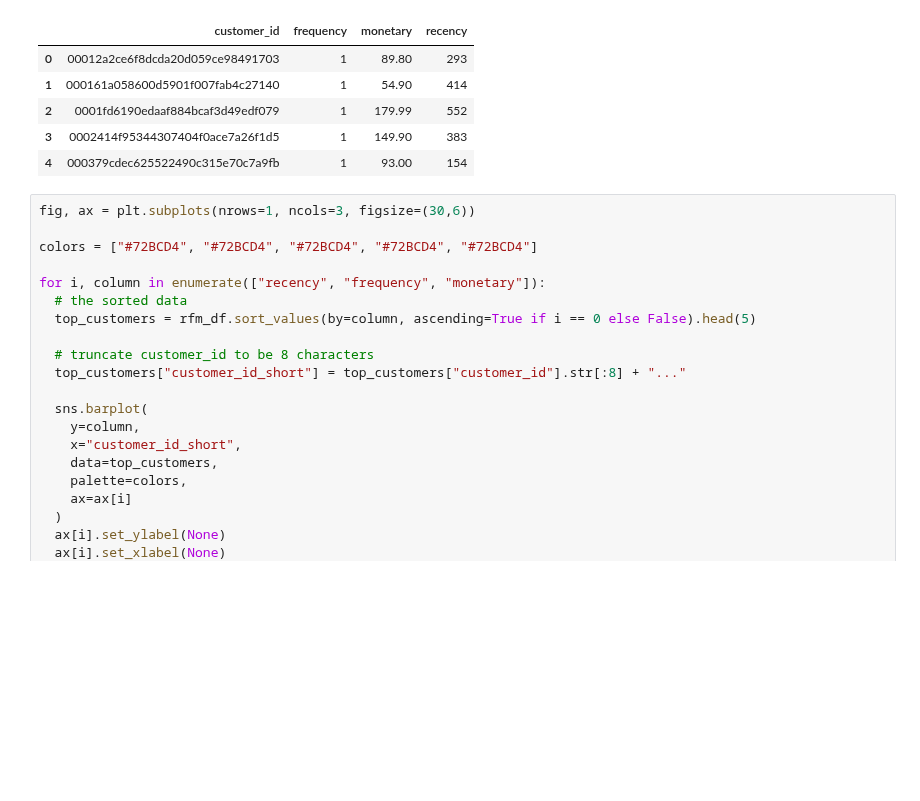
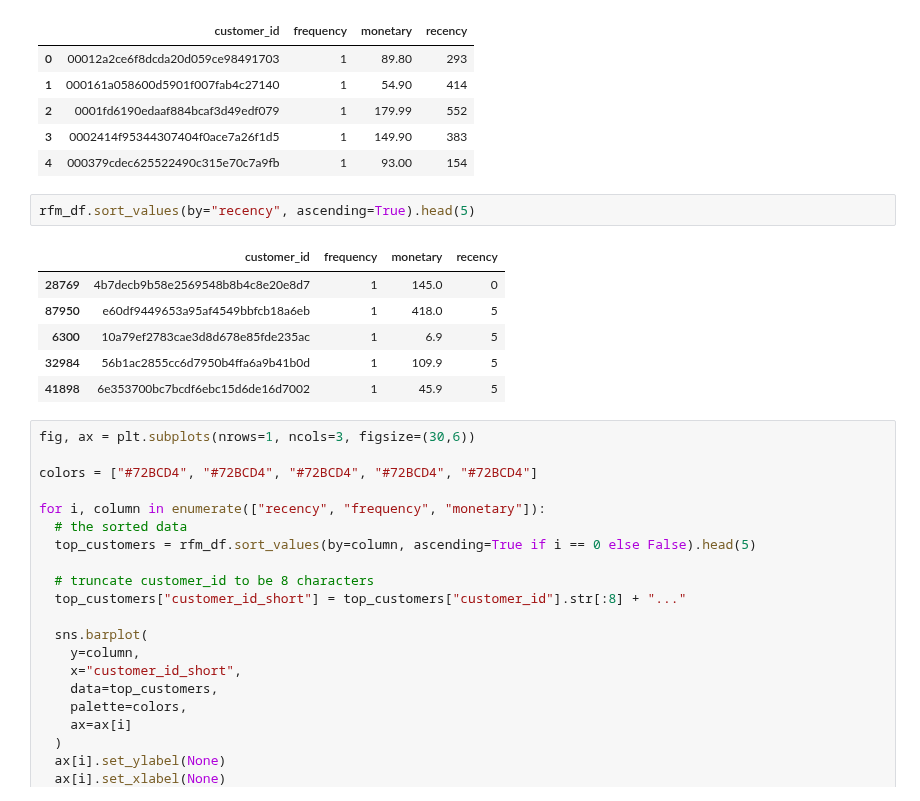
Before and after one commit to naufalmuafi/e-commerce_analysis_project, a Jupyter notebook: main.ipynb, the cells around one changed output. Drawn from its saved outputs; the diff is of its cells as text; blank space fills up the shorter version.

```diff
--- a/main.ipynb
+++ b/main.ipynb
@@ -1739,6 +1739,15 @@ rfm_df.head()
 | 2 | 0001fd6190edaaf884bcaf3d49edf079 | 1 | 179.99 | 552 |
 | 3 | 0002414f95344307404f0ace7a26f1d5 | 1 | 149.90 | 383 |
 | 4 | 000379cdec625522490c315e70c7a9fb | 1 | 93.00 | 154 |
+# %%
+rfm_df.sort_values(by="recency", ascending=True).head(5)
+# %% [output]
+|  | customer_id | frequency | monetary | recency |
+| 28769 | 4b7decb9b58e2569548b8b4c8e20e8d7 | 1 | 145.0 | 0 |
+| 87950 | e60df9449653a95af4549bbfcb18a6eb | 1 | 418.0 | 5 |
+| 6300 | 10a79ef2783cae3d8d678e85fde235ac | 1 | 6.9 | 5 |
+| 32984 | 56b1ac2855cc6d7950b4ffa6a9b41b0d | 1 | 109.9 | 5 |
+| 41898 | 6e353700bc7bcdf6ebc15d6de16d7002 | 1 | 45.9 | 5 |
 # %%
 fig, ax = plt.subplots(nrows=1, ncols=3, figsize=(30,6))
 
```
Also changed, not shown: 1 other file.
